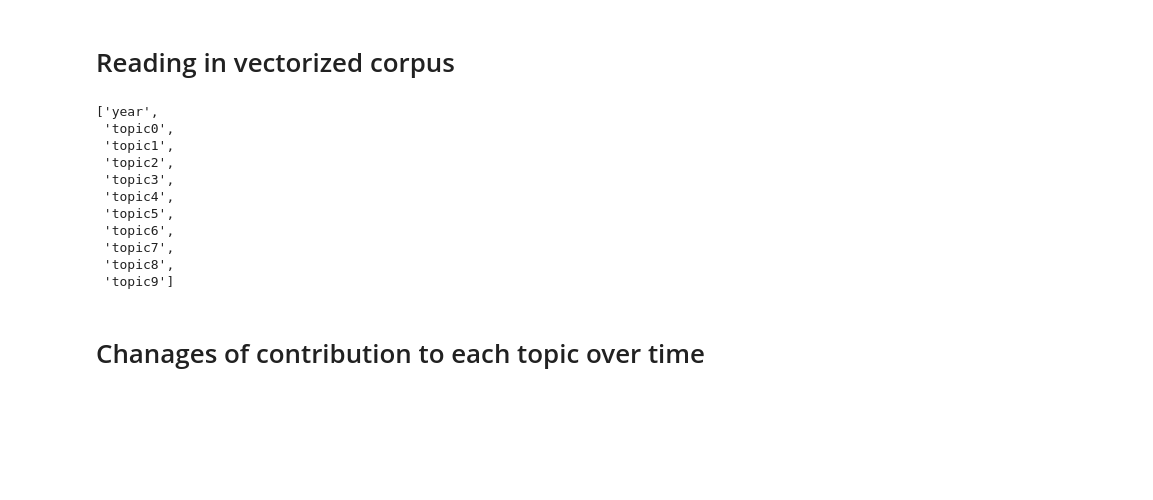
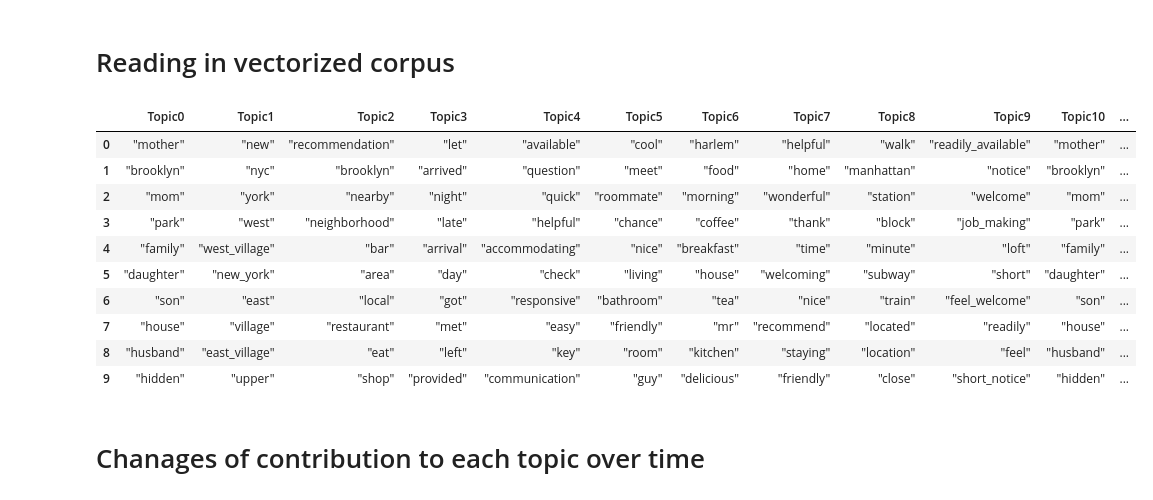
Before and after one commit to mmosleh/Topic-Modeling, a Jupyter notebook: C1-LDA_Test.ipynb, the cells around one changed output. Drawn from its saved outputs; the diff is of its cells as text; code cells hidden in the pictures; blank space fills up the shorter version.

```diff
--- a/C1-LDA_Test.ipynb
+++ b/C1-LDA_Test.ipynb
@@ -19,6 +19,28 @@ logging.root.level = logging.INFO  # ipython sometimes messes up the logging set
 import matplotlib.pylab as plt
 import matplotlib.ticker as mtick
 %matplotlib inline
+# %%
+def topic_table(top_topics):
+    for t in top_topics:
+        topic={}
+        for chunk in t[1].split('+'):
+            topic[chunk.split('*')[1].strip("'")] = float(chunk.split('*')[0])
+        topics.append(topic)
+
+
+    #pprint(top_topics)
+    df_list=[]
+
+    for topic in topics:
+
+        df_= pd.DataFrame([(str(k),v) for k,v in topic.iteritems() ])
+        df_.sort_values([1], ascending=False)
+
+        df_list.append( df_[0])
+
+    df = pd.concat(df_list, axis = 1)
+    df.columns=[ [ 'Topic'+str(i) for i in range(len(df_list))]]
+    return df
 # %%
 model = gensim.models.LdaModel.load('lda.pkl')
 #top_topics = model.top_topics(corpus, num_words=5)
@@ -96,15 +102,19 @@ df_text.to_csv('../DataFiles/sentences_withPersonName_NYC_listing_topics.csv')
+# %%
+top_topics=model.show_topics()
+topic_table(top_topics)
+# %% [output]
+|  | Topic0 | Topic1 | Topic2 | Topic3 | Topic4 | Topic5 | Topic6 | Topic7 | Topic8 | Topic9 | Topic10 | ... |
+| 0 | "mother" | "new" | "recommendation" | "let" | "available" | "cool" | "harlem" | "helpful" | "walk" | "readily_available" | "mother" | ... |
+| 1 | "brooklyn" | "nyc" | "brooklyn" | "arrived" | "question" | "meet" | "food" | "home" | "manhattan" | "notice" | "brooklyn" | ... |
+| 2 | "mom" | "york" | "nearby" | "night" | "quick" | "roommate" | "morning" | "wonderful" | "station" | "welcome" | "mom" | ... |
+| 3 | "park" | "west" | "neighborhood" | "late" | "helpful" | "chance" | "coffee" | "thank" | "block" | "job_making" | "park" | ... |
+| 4 | "family" | "west_village" | "bar" | "arrival" | "accommodating" | "nice" | "breakfast" | "time" | "minute" | "loft" | "family" | ... |
+| 5 | "daughter" | "new_york" | "area" | "day" | "check" | "living" | "house" | "welcoming" | "subway" | "short" | "daughter" | ... |
+| 6 | "son" | "east" | "local" | "got" | "responsive" | "bathroom" | "tea" | "nice" | "train" | "feel_welcome" | "son" | ... |
+| 7 | "house" | "village" | "restaurant" | "met" | "easy" | "friendly" | "mr" | "recommend" | "located" | "readily" | "house" | ... |
+| 8 | "husband" | "east_village" | "eat" | "left" | "key" | "room" | "kitchen" | "staying" | "location" | "feel" | "husband" | ... |
+| 9 | "hidden" | "upper" | "shop" | "provided" | "communication" | "guy" | "delicious" | "friendly" | "close" | "short_notice" | "hidden" | ... |
 # %%
-topic_dist
-['year']+ ['topic'+str(i) for i in range(10)]
+df=df[['year']+ ['topic'+str(i) for i in range(10)]]
+df_year=df.groupby('year').mean()
+df_year.to_csv('../DataFiles/topicOverTimeNYC.csv')
-# %% [output]
-['year',
- 'topic0',
- 'topic1',
- 'topic2',
- 'topic3',
- 'topic4',
- 'topic5',
- 'topic6',
- 'topic7',
- 'topic8',
- 'topic9']
```
Also changed, not shown: parts of 6 cells of this notebook, 1 other file.
